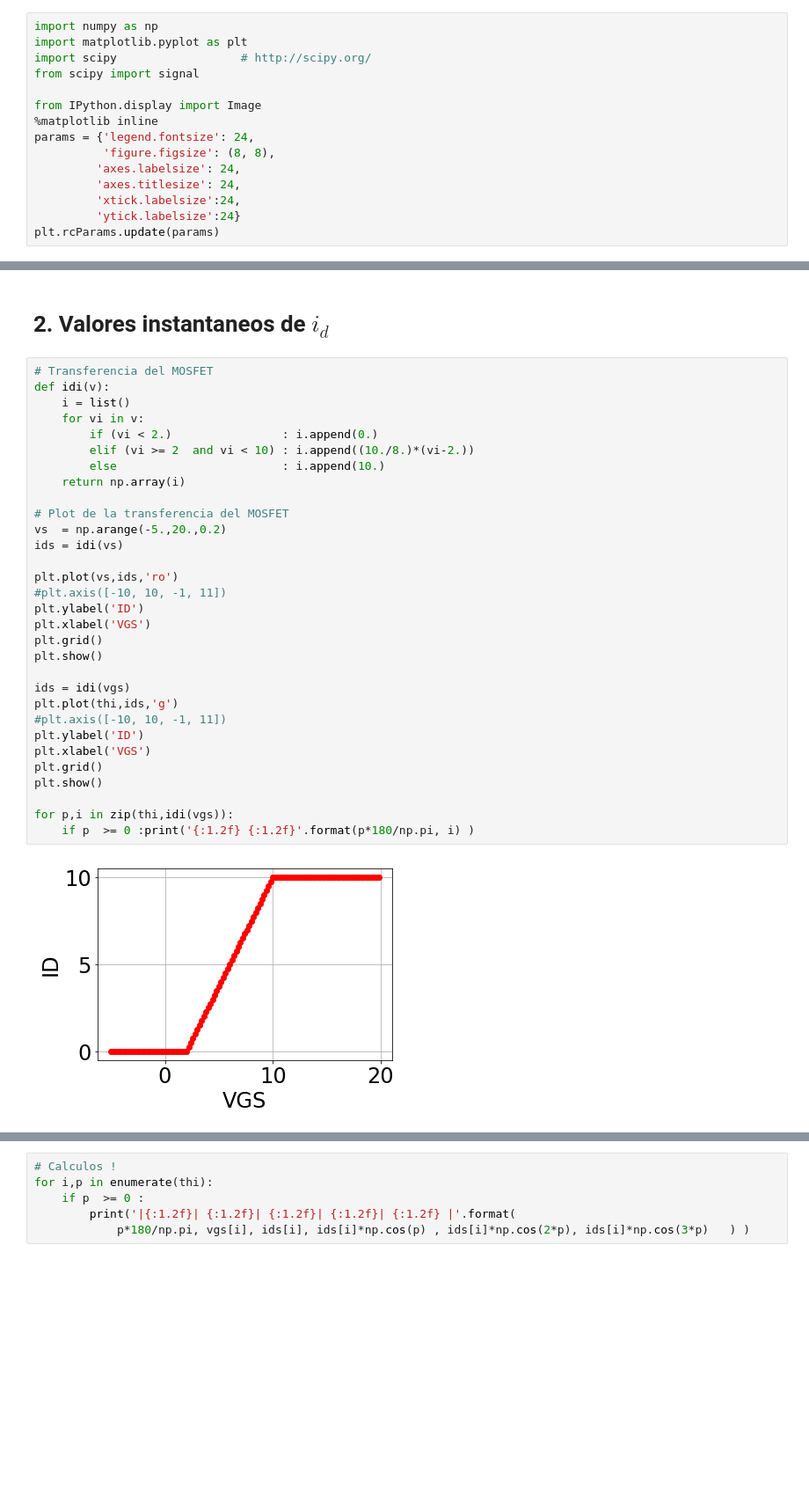
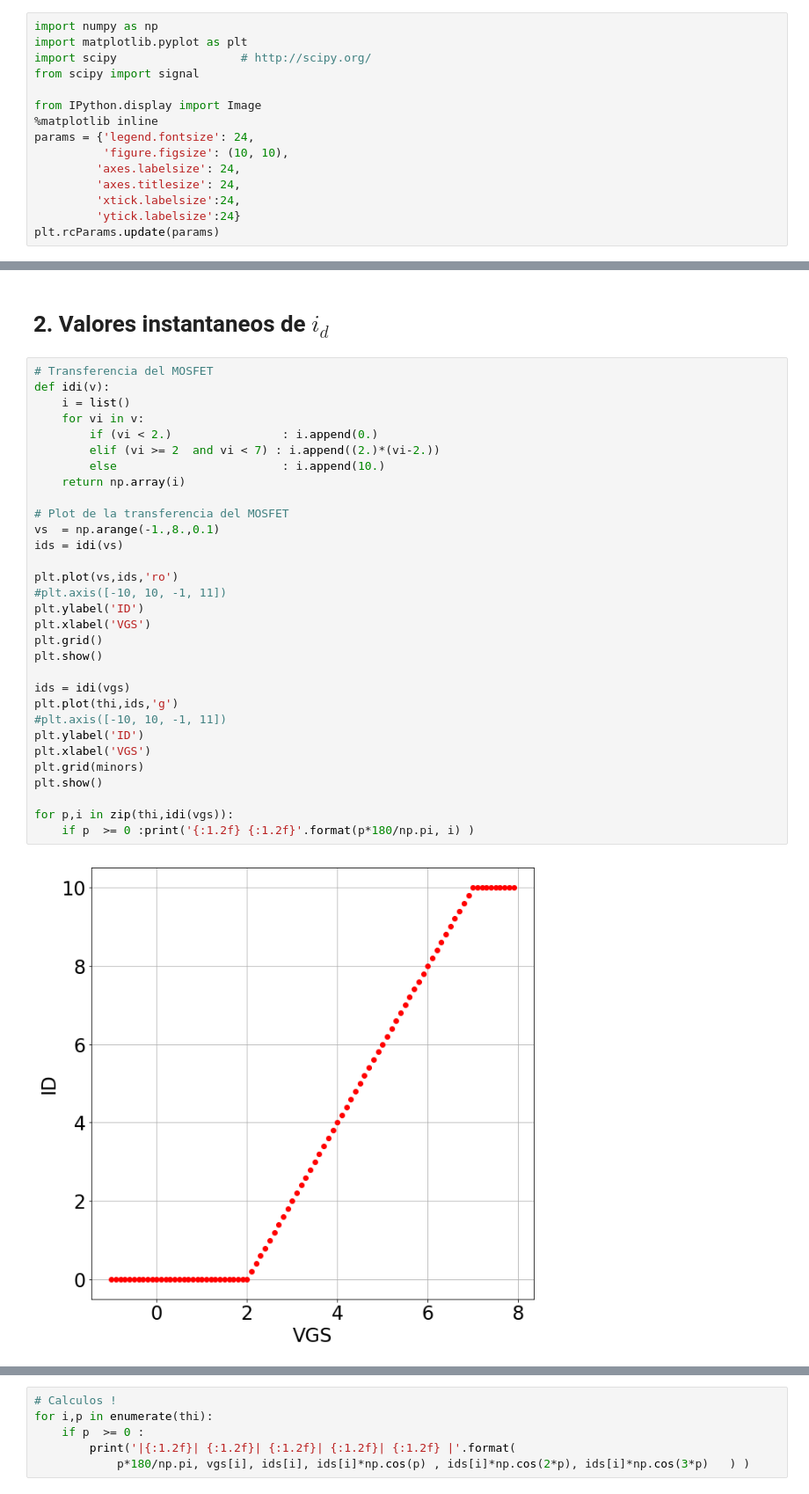
Before and after one commit to eaiii-frba-utn/2019, a Jupyter notebook: Clase_C/Clase C Ejercicio MOSFET Clase.ipynb, the cells around one changed output, grey strips where cells are left out. Shown at 88% size. Cells and saved outputs as stored; diff of their text form; blank space fills up the shorter version.

```diff
--- a/Clase_C/Clase C Ejercicio MOSFET Clase.ipynb
+++ b/Clase_C/Clase C Ejercicio MOSFET Clase.ipynb
@@ -7,7 +7,7 @@ from scipy import signal
 from IPython.display import Image
 %matplotlib inline
 params = {'legend.fontsize': 24,
-          'figure.figsize': (8, 8),
+          'figure.figsize': (10, 10),
          'axes.labelsize': 24,
          'axes.titlesize': 24,
          'xtick.labelsize':24,
@@ -101,33 +101,33 @@ plt.show()
 # %%
 # Transferencia del MOSFET
 def idi(v):
     i = list()
     for vi in v:
         if (vi < 2.)                : i.append(0.)
-        elif (vi >= 2  and vi < 10) : i.append((10./8.)*(vi-2.))
+        elif (vi >= 2  and vi < 7) : i.append((2.)*(vi-2.))
         else                        : i.append(10.)
     return np.array(i)
 
 # Plot de la transferencia del MOSFET
-vs  = np.arange(-5.,20.,0.2)
+vs  = np.arange(-1.,8.,0.1)
 ids = idi(vs)
 
 plt.plot(vs,ids,'ro')
 #plt.axis([-10, 10, -1, 11])
 plt.ylabel('ID')
 plt.xlabel('VGS')
 plt.grid()
 plt.show()
 
 ids = idi(vgs)
 plt.plot(thi,ids,'g')
 #plt.axis([-10, 10, -1, 11])
 plt.ylabel('ID')
 plt.xlabel('VGS')
-plt.grid()
+plt.grid(minors)
 plt.show()
 
 for p,i in zip(thi,idi(vgs)):
     if p  >= 0 :print('{:1.2f} {:1.2f}'.format(p*180/np.pi, i) )
 # %% [output]
-[figure, old version]
+[figure, new version]
```
Also changed, not shown: parts of 2 cells of this notebook, 16 other files.
